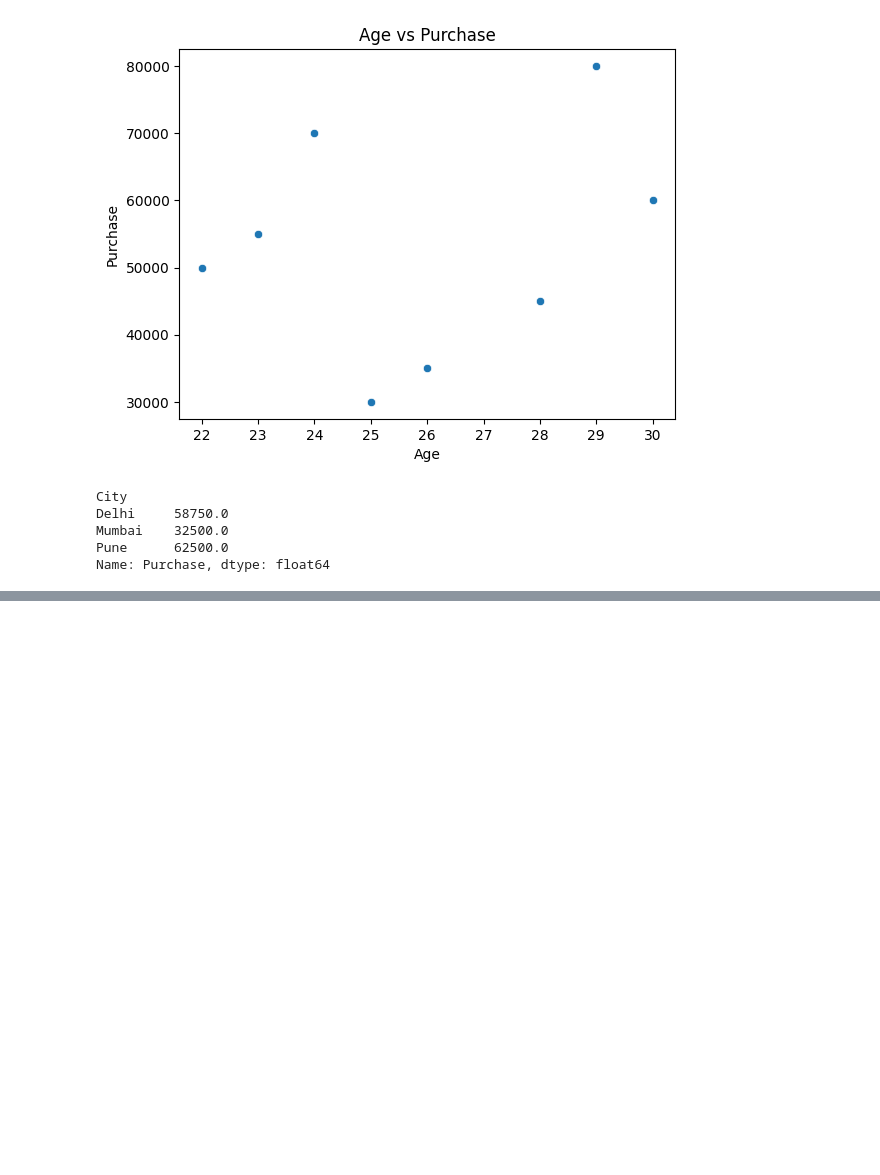
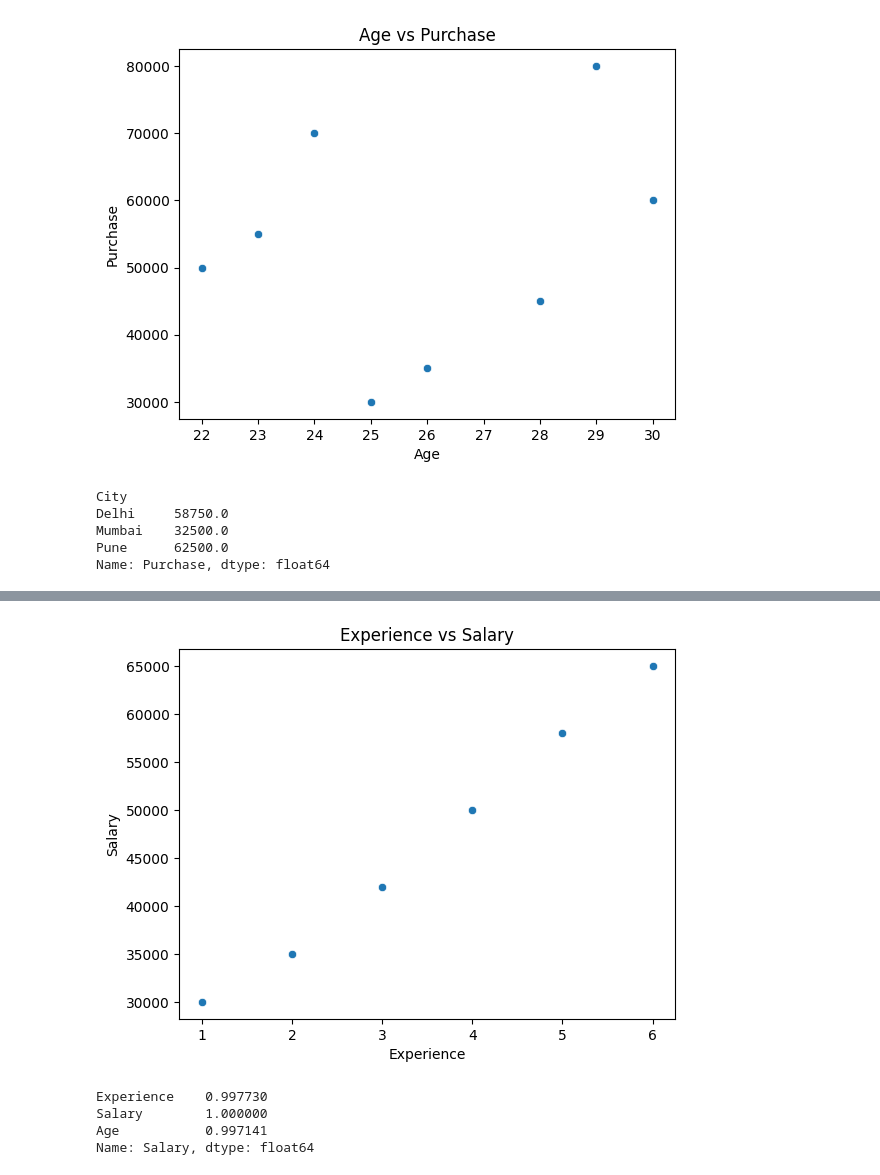
Before and after one commit to Prashantkumartalan43/Exercise, a Jupyter notebook: python_basics_week4.ipynb, the cells around one changed output, grey strips where cells are left out. Cells and saved outputs as stored; diff of their text form; code cells hidden in the pictures; blank space fills up the shorter version.

```diff
--- a/python_basics_week4.ipynb
+++ b/python_basics_week4.ipynb
@@ -563,0 +602,15 @@ Name: Purchase, dtype: float64
+# %%
+sns.scatterplot(data=df, x="Experience", y="Salary")
+plt.title("Experience vs Salary")
+plt.show()
+# %% [output]
+[figure, added]
+# %%
+corr = df.corr(numeric_only=True)
+
+print(corr["Salary"])
+# %% [output]
+Experience    0.997730
+Salary        1.000000
+Age           0.997141
+Name: Salary, dtype: float64
```
Also changed, not shown: parts of 12 cells of this notebook.
